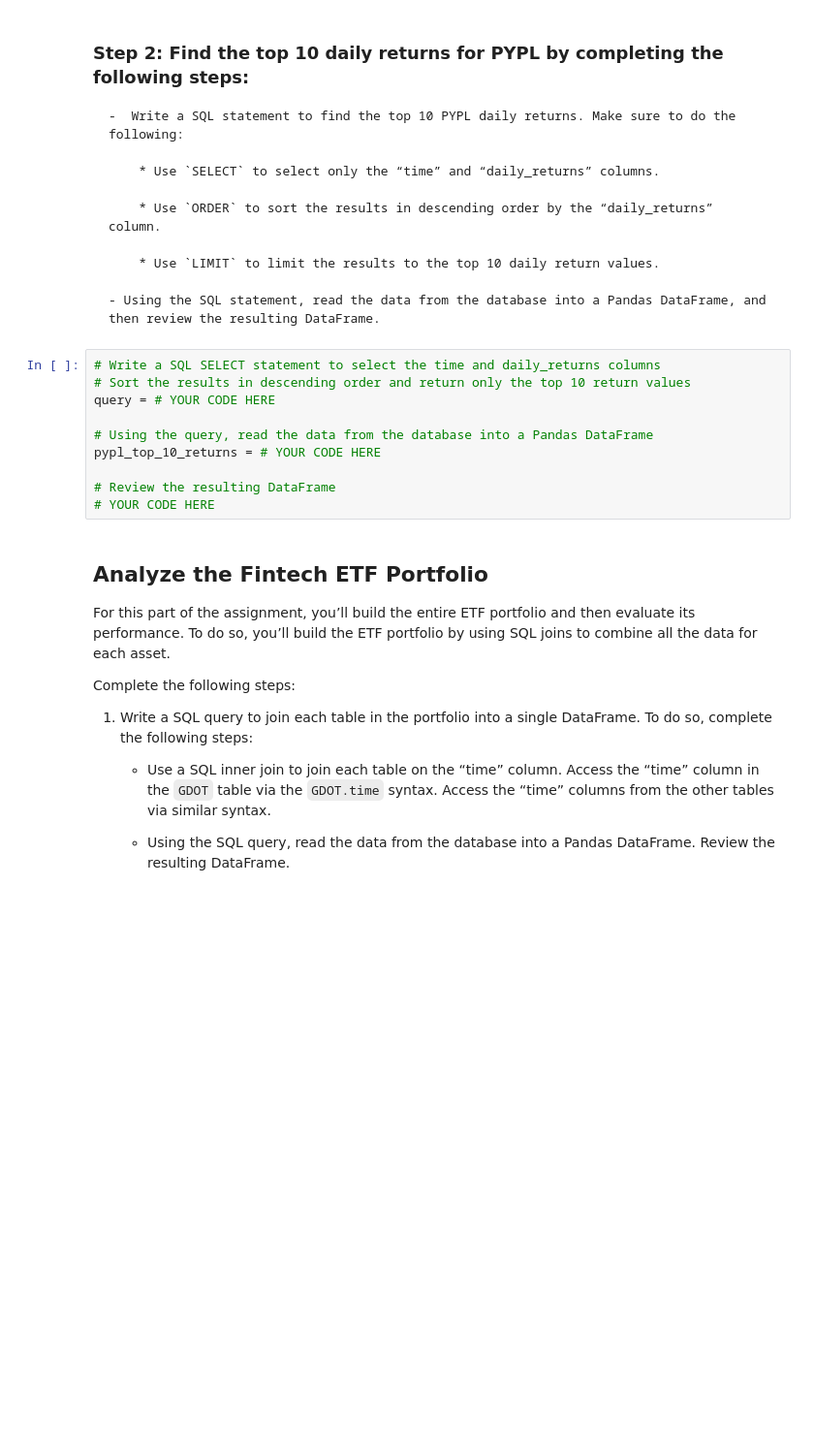
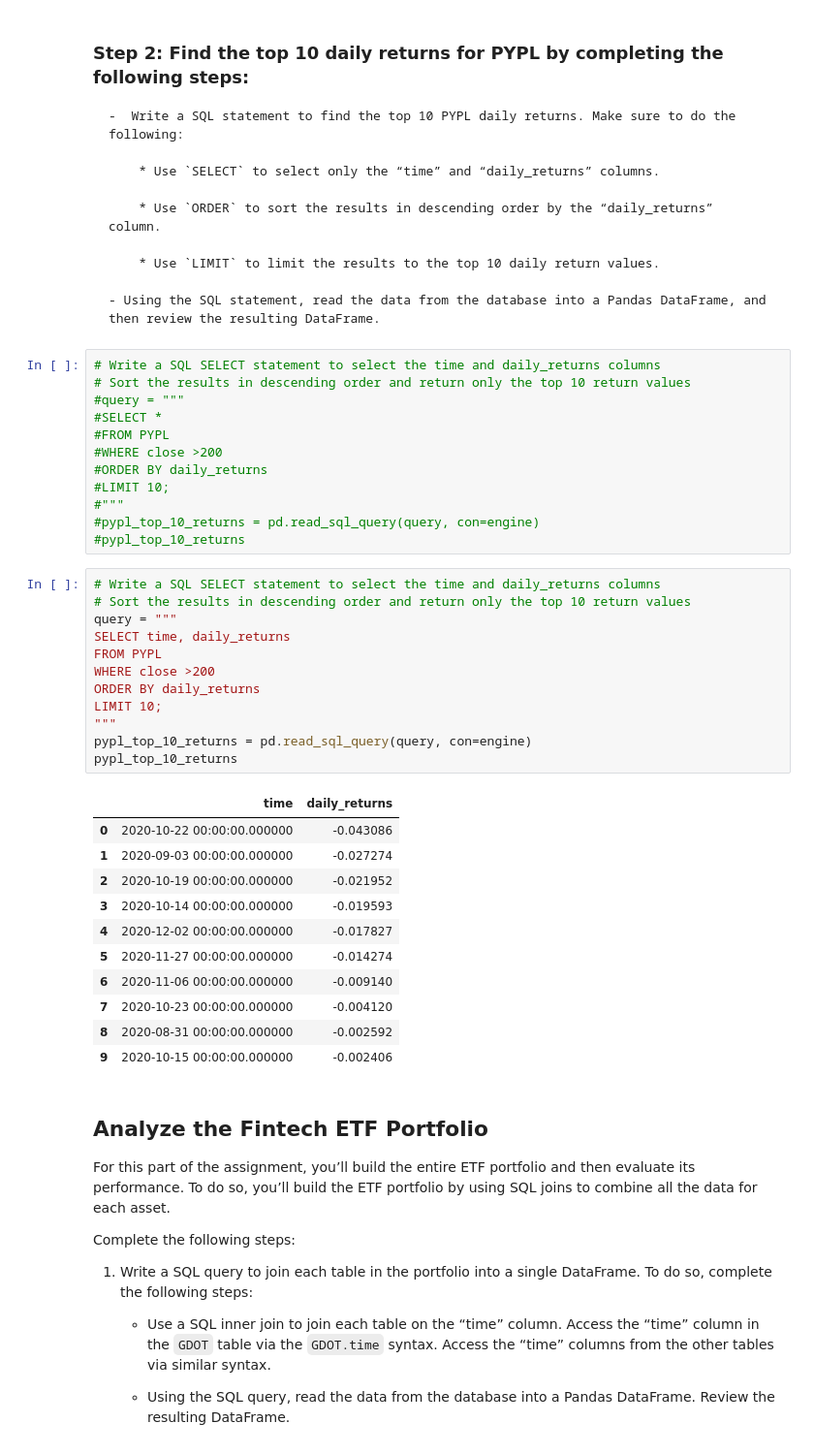
Before and after one commit to EGeorge2021r/Challenge7_Repo, a Jupyter notebook: Starter_Code/etf_analyzer.ipynb, the cells around one changed output. Shown at 97% size. Drawn from its saved outputs; the diff is of its cells as text; blank space fills up the shorter version.

```diff
--- a/Starter_Code/etf_analyzer.ipynb
+++ b/Starter_Code/etf_analyzer.ipynb
@@ -336,13 +354,39 @@ pypl_higher_than_200 = # YOUR CODE HERE
 # %%
 # Write a SQL SELECT statement to select the time and daily_returns columns
 # Sort the results in descending order and return only the top 10 return values
-query = # YOUR CODE HERE
-
-# Using the query, read the data from the database into a Pandas DataFrame
-pypl_top_10_returns = # YOUR CODE HERE
-
-# Review the resulting DataFrame
-# YOUR CODE HERE
+#query = """
+#SELECT *
+#FROM PYPL
+#WHERE close >200
+#ORDER BY daily_returns
+#LIMIT 10;
+#"""
+#pypl_top_10_returns = pd.read_sql_query(query, con=engine)
+#pypl_top_10_returns
+# %%
+# Write a SQL SELECT statement to select the time and daily_returns columns
+# Sort the results in descending order and return only the top 10 return values
+query = """
+SELECT time, daily_returns
+FROM PYPL
+WHERE close >200
+ORDER BY daily_returns
+LIMIT 10;
+"""
+pypl_top_10_returns = pd.read_sql_query(query, con=engine)
+pypl_top_10_returns
+# %% [output]
+|  | time | daily_returns |
+| 0 | 2020-10-22 00:00:00.000000 | -0.043086 |
+| 1 | 2020-09-03 00:00:00.000000 | -0.027274 |
+| 2 | 2020-10-19 00:00:00.000000 | -0.021952 |
+| 3 | 2020-10-14 00:00:00.000000 | -0.019593 |
+| 4 | 2020-12-02 00:00:00.000000 | -0.017827 |
+| 5 | 2020-11-27 00:00:00.000000 | -0.014274 |
+| 6 | 2020-11-06 00:00:00.000000 | -0.009140 |
+| 7 | 2020-10-23 00:00:00.000000 | -0.004120 |
+| 8 | 2020-08-31 00:00:00.000000 | -0.002592 |
+| 9 | 2020-10-15 00:00:00.000000 | -0.002406 |
 # %% [markdown]
 ## Analyze the Fintech ETF Portfolio
 
```
Also changed, not shown: parts of 10 cells of this notebook.
